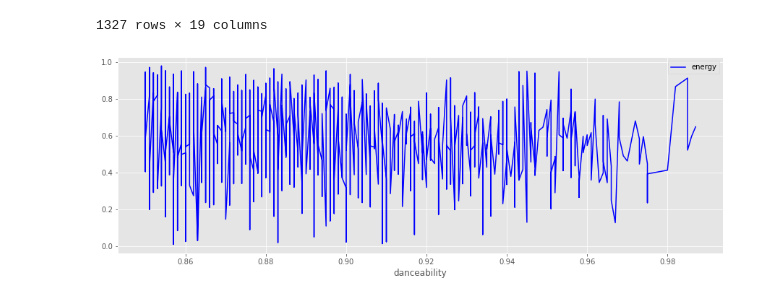
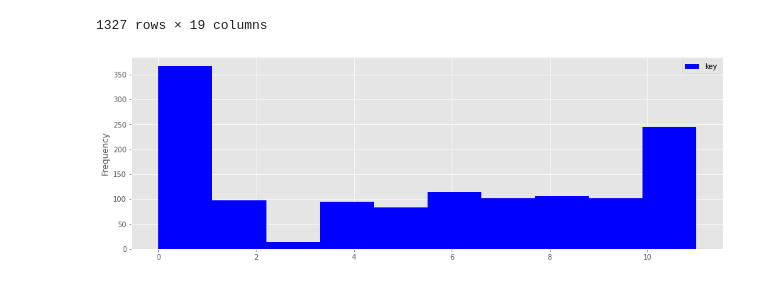
Before and after one commit to ATLas278/SpotifyDanceabillity, a Jupyter notebook: spotify_1.ipynb, the cells around one changed output. Drawn from its saved outputs; the diff is of its cells as text; code cells hidden in the pictures.

Commit message:
adding more data visualization

```diff
--- a/spotify_1.ipynb
+++ b/spotify_1.ipynb
@@ -42,7 +42,7 @@ big_dance
 | 54525 | 0.000626 | ['Spooner Street', 'Rio Dela Duna... | 0.987 | 361967 | 0.649 | 0 | 5GFwJHucflHj46Hwet6qvc | 0.379000 | ... |
 1327 rows × 19 columns
 # %%
-big_dance.plot(kind='line',x='danceability',y='energy',color='blue',figsize=(15,5))
+big_dance.plot(kind='hist',x='danceability',y='key',color='blue',figsize=(15,5))
 plt.show()
 # %% [output]
-[figure, old version]
+[figure, new version]
```
Also changed, not shown: parts of 13 cells of this notebook.
